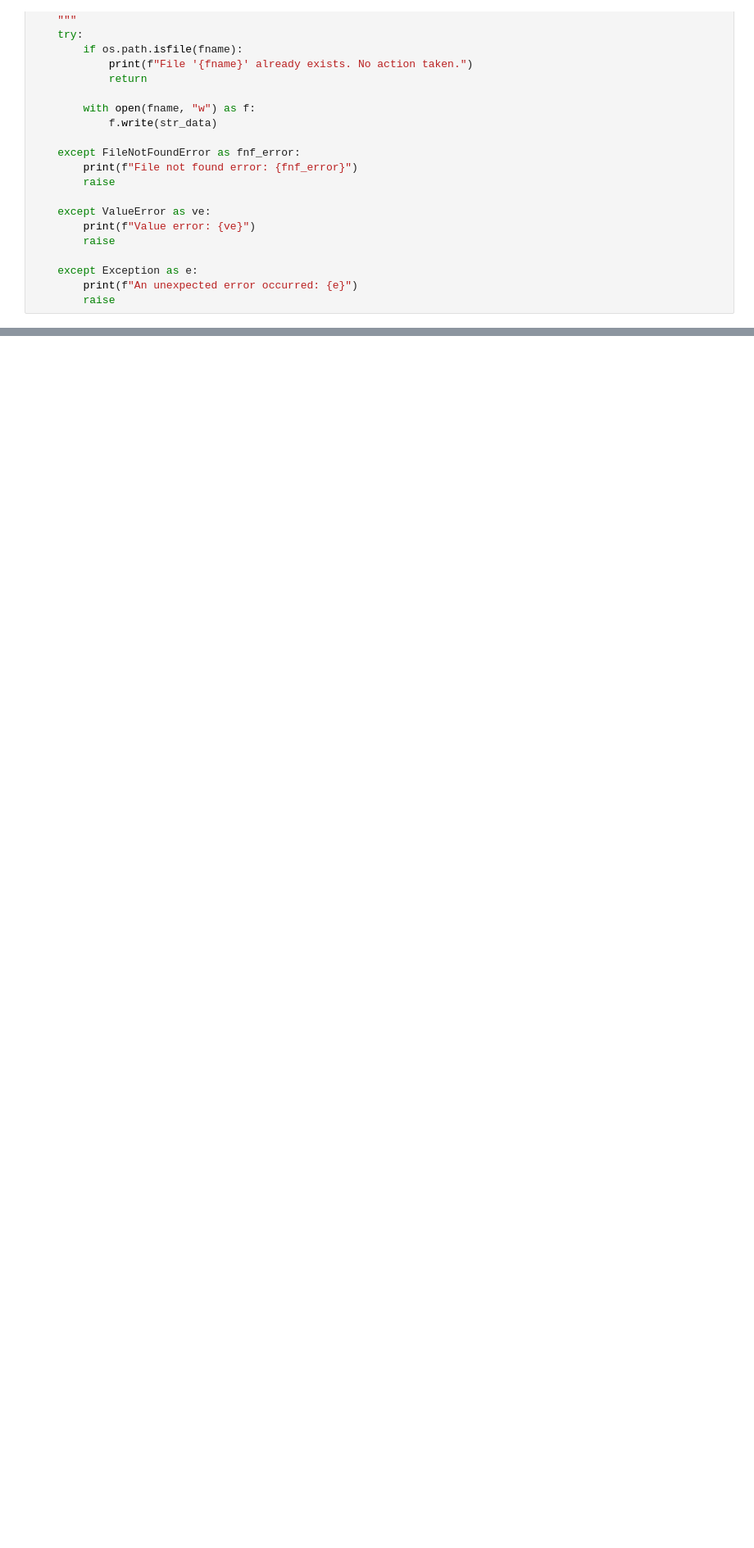
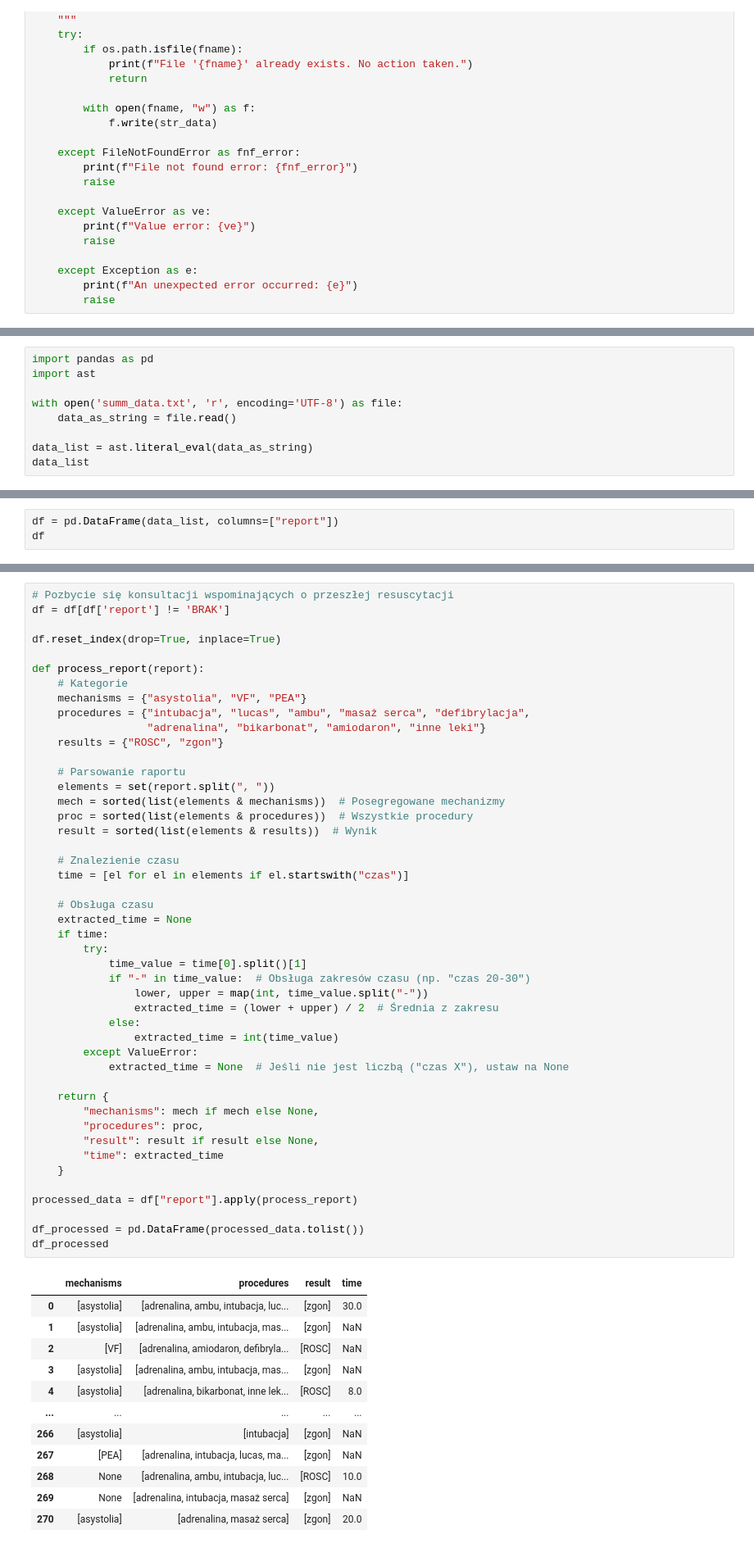
Before and after one commit to juestany/praca_inz, a Jupyter notebook: praca.ipynb, the cells around one changed output, grey strips where cells are left out. Shown at 82% size. Drawn from its saved outputs; the diff is of its cells as text; blank space fills up the shorter version.

Commit message:
data in pandas df

```diff
--- a/praca.ipynb
+++ b/praca.ipynb
@@ -269,0 +261,9 @@ print(summaries)
+# %%
+import pandas as pd
+import ast
+
+with open('summ_data.txt', 'r', encoding='UTF-8') as file:
+    data_as_string = file.read()
+
+data_list = ast.literal_eval(data_as_string)
+data_list
@@ -269,0 +288,3 @@ print(summaries)
+# %%
+df = pd.DataFrame(data_list, columns=["report"])
+df
@@ -269,0 +305,59 @@ print(summaries)
+# %%
+# Pozbycie się konsultacji wspominających o przeszłej resuscytacji
+df = df[df['report'] != 'BRAK']
+
+df.reset_index(drop=True, inplace=True)
+
+def process_report(report):
+    # Kategorie
+    mechanisms = {"asystolia", "VF", "PEA"}
+    procedures = {"intubacja", "lucas", "ambu", "masaż serca", "defibrylacja",
+                  "adrenalina", "bikarbonat", "amiodaron", "inne leki"}
+    results = {"ROSC", "zgon"}
+
+    # Parsowanie raportu
+    elements = set(report.split(", "))
+    mech = sorted(list(elements & mechanisms))  # Posegregowane mechanizmy
+    proc = sorted(list(elements & procedures))  # Wszystkie procedury
+    result = sorted(list(elements & results))  # Wynik
+
+    # Znalezienie czasu
+    time = [el for el in elements if el.startswith("czas")]
+
+    # Obsługa czasu
+    extracted_time = None
+    if time:
+        try:
+            time_value = time[0].split()[1]
+            if "-" in time_value:  # Obsługa zakresów czasu (np. "czas 20-30")
+                lower, upper = map(int, time_value.split("-"))
+                extracted_time = (lower + upper) / 2  # Średnia z zakresu
+            else:
+                extracted_time = int(time_value)
+        except ValueError:
+            extracted_time = None  # Jeśli nie jest liczbą ("czas X"), ustaw na None
+
+    return {
+        "mechanisms": mech if mech else None,
+        "procedures": proc,
+        "result": result if result else None,
+        "time": extracted_time
+    }
+
+processed_data = df["report"].apply(process_report)
+
+df_processed = pd.DataFrame(processed_data.tolist())
+df_processed
+# %% [output]
+|  | mechanisms | procedures | result | time |
+| 0 | [asystolia] | [adrenalina, ambu, intubacja, luc... | [zgon] | 30.0 |
+| 1 | [asystolia] | [adrenalina, ambu, intubacja, mas... | [zgon] | NaN |
+| 2 | [VF] | [adrenalina, amiodaron, defibryla... | [ROSC] | NaN |
+| 3 | [asystolia] | [adrenalina, ambu, intubacja, mas... | [zgon] | NaN |
+| 4 | [asystolia] | [adrenalina, bikarbonat, inne lek... | [ROSC] | 8.0 |
+| ... | ... | ... | ... | ... |
+| 266 | [asystolia] | [intubacja] | [zgon] | NaN |
+| 267 | [PEA] | [adrenalina, intubacja, lucas, ma... | [zgon] | NaN |
+| 268 | None | [adrenalina, ambu, intubacja, luc... | [ROSC] | 10.0 |
+| 269 | None | [adrenalina, intubacja, masaż serca] | [zgon] | NaN |
+| 270 | [asystolia] | [adrenalina, masaż serca] | [zgon] | 20.0 |
```
Also changed, not shown: parts of 6 cells of this notebook.
